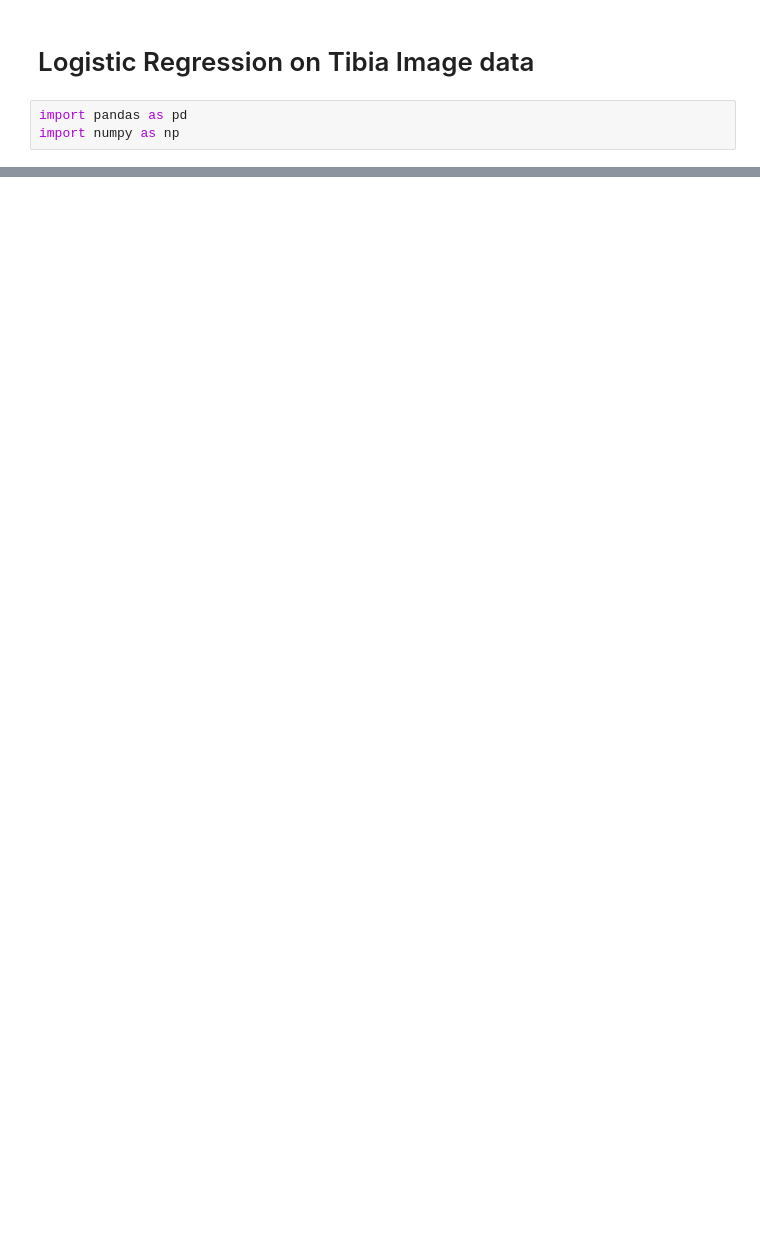
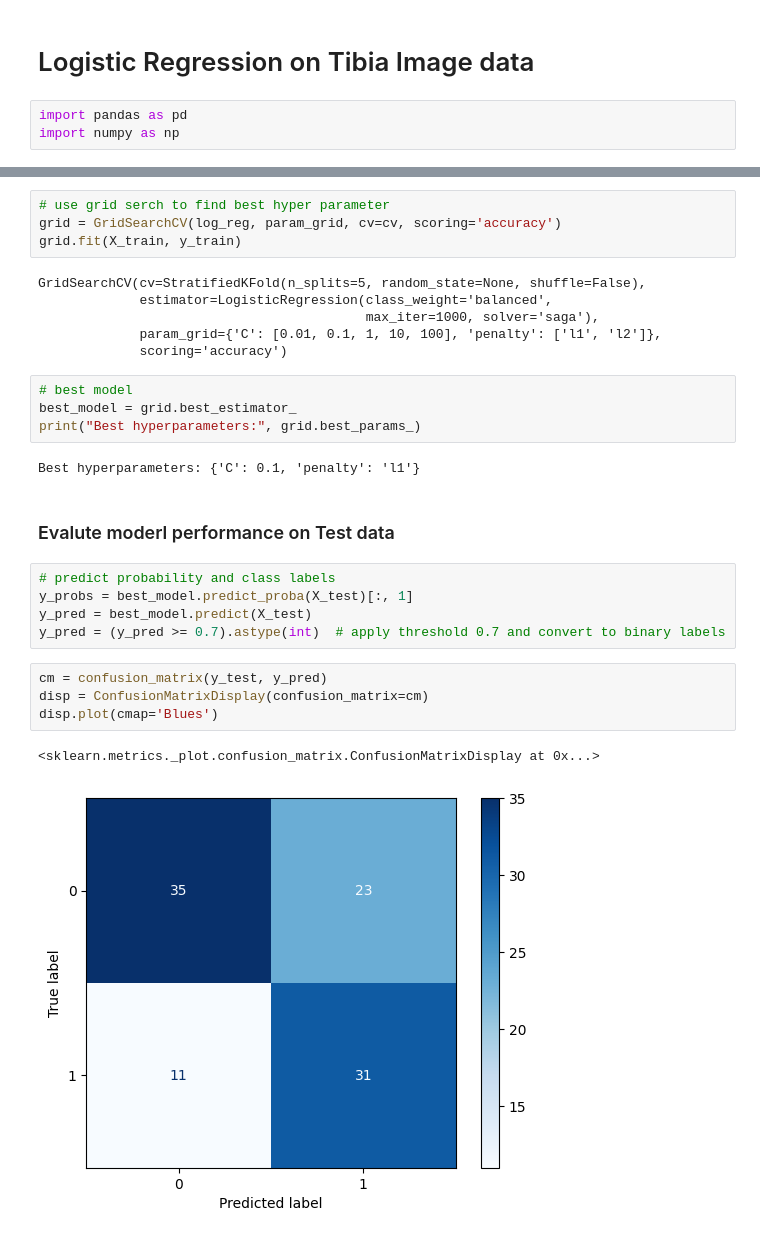
Before and after one commit to Priyanka32-gif/Tibia_bone_Classification, a Jupyter notebook: notebooks/Logistic_Regression.ipynb, the cells around one changed output, grey strips where cells are left out. Saved outputs shown, nothing was run; the diff lists cells and outputs as text; blank space fills up the shorter version.

```diff
--- a/notebooks/Logistic_Regression.ipynb
+++ b/notebooks/Logistic_Regression.ipynb
@@ -28,0 +57,30 @@ y = df["CLASS"]
+# %%
+# use grid serch to find best hyper parameter
+grid = GridSearchCV(log_reg, param_grid, cv=cv, scoring='accuracy')
+grid.fit(X_train, y_train)
+# %% [output]
+GridSearchCV(cv=StratifiedKFold(n_splits=5, random_state=None, shuffle=False),
+             estimator=LogisticRegression(class_weight='balanced',
+                                          max_iter=1000, solver='saga'),
+             param_grid={'C': [0.01, 0.1, 1, 10, 100], 'penalty': ['l1', 'l2']},
+             scoring='accuracy')
+# %%
+# best model
+best_model = grid.best_estimator_
+print("Best hyperparameters:", grid.best_params_)
+# %% [output]
+Best hyperparameters: {'C': 0.1, 'penalty': 'l1'}
+# %% [markdown]
+### Evalute moderl performance on Test data
+# %%
+# predict probability and class labels
+y_probs = best_model.predict_proba(X_test)[:, 1]
+y_pred = best_model.predict(X_test)
+y_pred = (y_pred >= 0.7).astype(int)  # apply threshold 0.7 and convert to binary labels
+# %%
+cm = confusion_matrix(y_test, y_pred)
+disp = ConfusionMatrixDisplay(confusion_matrix=cm)
+disp.plot(cmap='Blues')
+# %% [output]
+<sklearn.metrics._plot.confusion_matrix.ConfusionMatrixDisplay at 0x...>
+[figure, added]
```
Also changed, not shown: parts of 14 cells of this notebook, 3 other files.
